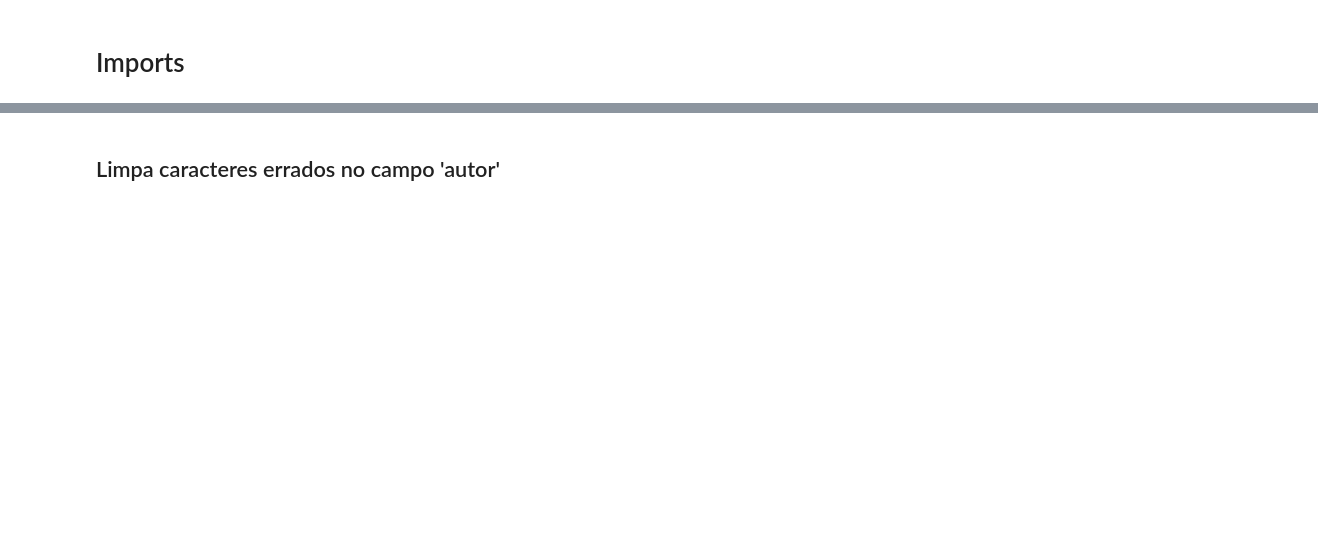
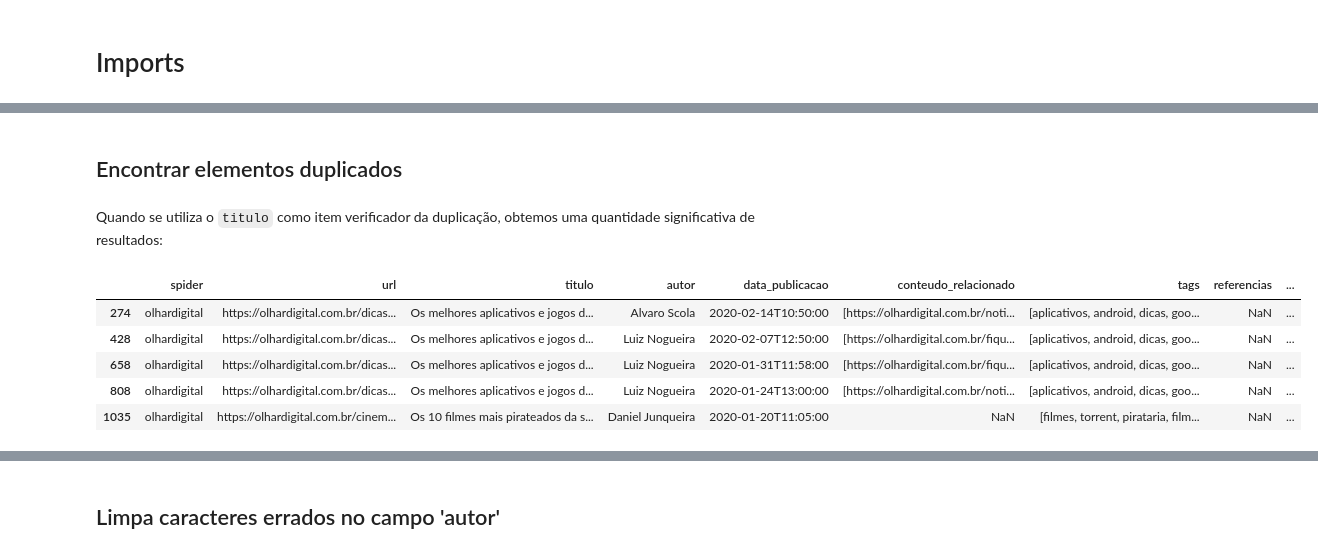
Before and after one commit to naanadr/portais-noticias-tech, a Jupyter notebook: analises/analises.ipynb, the cells around one changed output, grey strips where cells are left out. Cells and saved outputs as stored; diff of their text form; code cells hidden in the pictures; blank space fills up the shorter version.

```diff
--- a/analises/analises.ipynb
+++ b/analises/analises.ipynb
@@ -66,0 +89,15 @@ mongo_df.head()
+# %% [markdown]
+## Encontrar elementos duplicados
+# %% [markdown]
+Quando se utiliza o `titulo` como item verificador da duplicação, obtemos uma quantidade significativa de resultados:
+# %%
+df_noticias_dupl = df_noticias[df_noticias.duplicated(subset=['titulo'])]
+
+df_noticias_dupl.head()
+# %% [output]
+|  | spider | url | titulo | autor | data_publicacao | conteudo_relacionado | tags | referencias | ... |
+| 274 | olhardigital | https://olhardigital.com.br/dicas... | Os melhores aplicativos e jogos d... | Alvaro Scola | 2020-02-14T10:50:00 | [https://olhardigital.com.br/noti... | [aplicativos, android, dicas, goo... | NaN | ... |
+| 428 | olhardigital | https://olhardigital.com.br/dicas... | Os melhores aplicativos e jogos d... | Luiz Nogueira | 2020-02-07T12:50:00 | [https://olhardigital.com.br/fiqu... | [aplicativos, android, dicas, goo... | NaN | ... |
+| 658 | olhardigital | https://olhardigital.com.br/dicas... | Os melhores aplicativos e jogos d... | Luiz Nogueira | 2020-01-31T11:58:00 | [https://olhardigital.com.br/fiqu... | [aplicativos, android, dicas, goo... | NaN | ... |
+| 808 | olhardigital | https://olhardigital.com.br/dicas... | Os melhores aplicativos e jogos d... | Luiz Nogueira | 2020-01-24T13:00:00 | [https://olhardigital.com.br/noti... | [aplicativos, android, dicas, goo... | NaN | ... |
+| 1035 | olhardigital | https://olhardigital.com.br/cinem... | Os 10 filmes mais pirateados da s... | Daniel Junqueira | 2020-01-20T11:05:00 | NaN | [filmes, torrent, pirataria, film... | NaN | ... |
```
Also changed, not shown: parts of 38 cells of this notebook.
